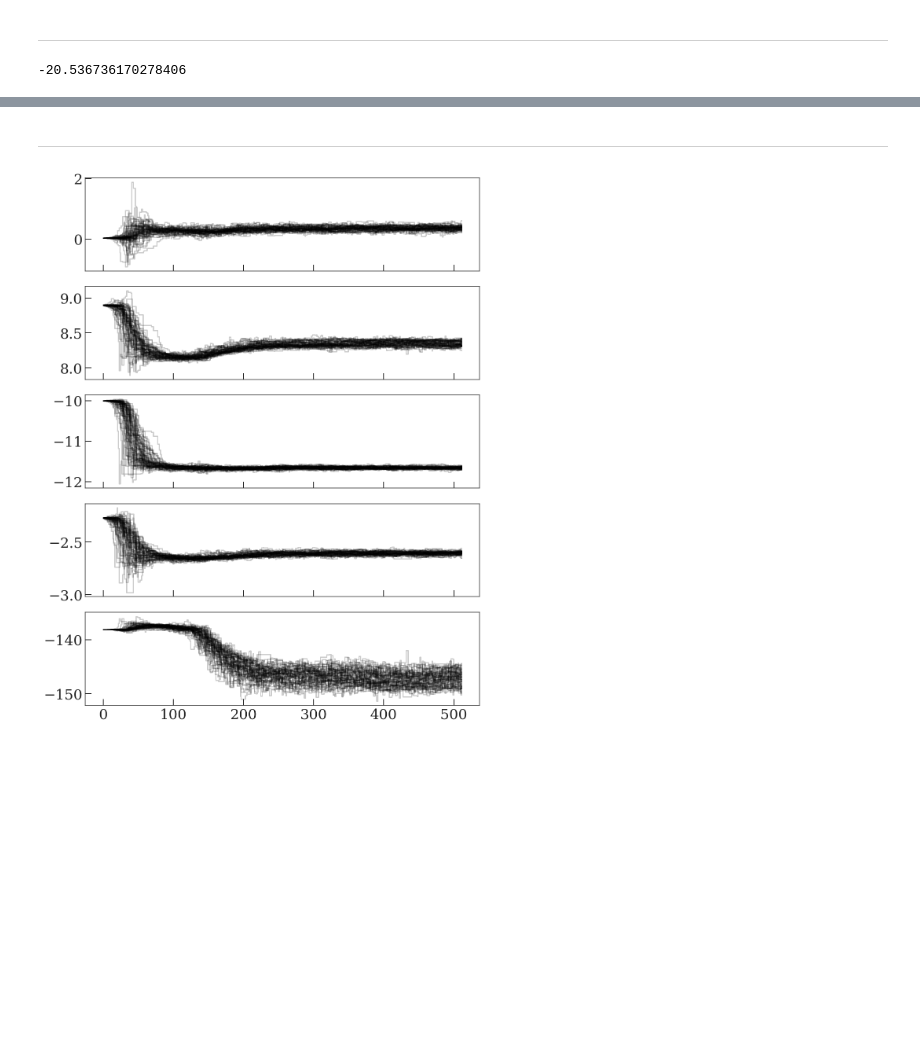
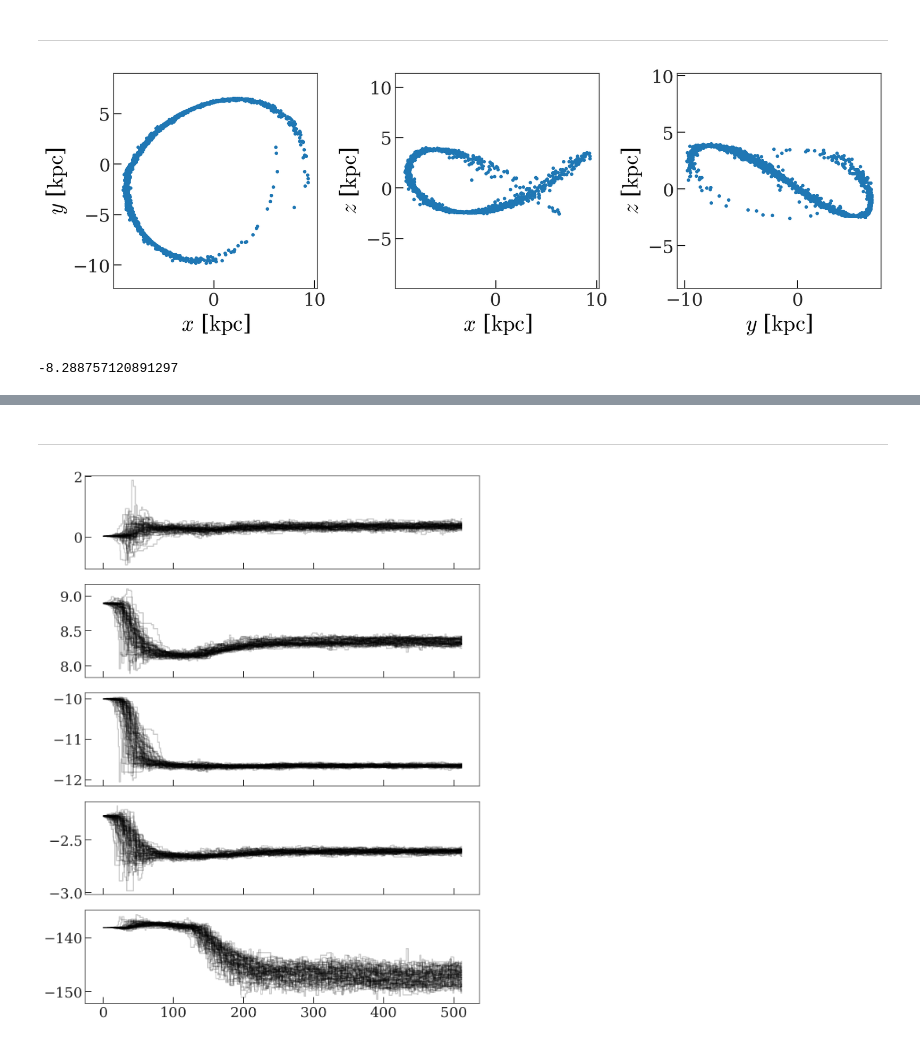
Before and after one commit to adrn/GD1-DR2, a Jupyter notebook: notebooks/Fit-stream-track.ipynb, the cells around one changed output, grey strips where cells are left out. Drawn from its saved outputs; the diff is of its cells as text; code cells hidden in the pictures; blank space fills up the shorter version.

```diff
--- a/notebooks/Fit-stream-track.ipynb
+++ b/notebooks/Fit-stream-track.ipynb
@@ -306,21 +85,43 @@ class MockStreamModel:
 # %%
 phi1_0 = -20*u.deg
-p0 = (3.53709061e-02,  8.89766423e+00, -1.00000000e+01, -2.27160328e+00, -1.38114555e+02, np.log(5.4e11), 1.0)
+w0_p0 = {'phi2': 3.53709061e-02,
+         'distance': 8.897,
+         'pm_phi1_cosphi2': -10,
+         'pm_phi2': -2.27160328,
+         'radial_velocity': -1.38114555e+02}
 
 # phi1_0 = -31.55*u.deg
-# p0 = (0.26548956,  7.84480046, -12.82291498, -2.98120049, -70.18707527, np.log(1e12))
+# p0 = (0.26548956,  7.84480046, -12.82291498, -2.98120049, -70.18707527)
 # %%
 # idx = np.abs(orbit_c.phi1.wrap_at(180*u.deg) - phi1_0).argmin()
 # orbit_c[idx]
+# %%
+# pot_init = gp.LogarithmicPotential(v_c=300*u.km/u.s, r_h=15, q1=1, q2=1, q3=0.95,
+#                                    units=galactic)
+
+# (pot_init.circular_velocity([15,0,0.]*u.kpc),
+#  gp.MilkyWayPotential().circular_velocity([15,0,0.]*u.kpc))
+pot_init = gp.MilkyWayPotential()
 # %%
 model = MockStreamModel(data, stream_frame=gc.GD1(),
-                        potential=gp.MilkyWayPotential(),
-                        dt=-1*u.Myr, n_steps=3000, phi1_0=phi1_0,
+                        potential=pot_init,
+                        integrate_kw=dict(dt=-1*u.Myr, n_steps=3000),
+                        mockstream_kw=dict(prog_mass=5e4*u.Msun, release_every=2),
+                        phi1_0=phi1_0, frozen={'potential': True},
                         galcen_frame=galcen_frame,
                         phi1_lim=[-100, 20]*u.deg, phi1_binsize=2*u.deg)
+# %%
+w0 = model.get_w0(**w0_p0)
+H = model.get_hamiltonian()
+orbit = model.get_orbit(H, w0)
+stream = model.get_mockstream(H, orbit[::-1])
+# %%
+_ = stream.plot()
+# %% [output]
+[figure, added]
 # %%
-model.ln_prior(p0)
+model.ln_prior({'w0': w0_p0})
 # %% [output]
--20.536736170278406
+-8.288757120891297
 # %%
 %%time
```
Also changed, not shown: parts of 10 cells of this notebook.
